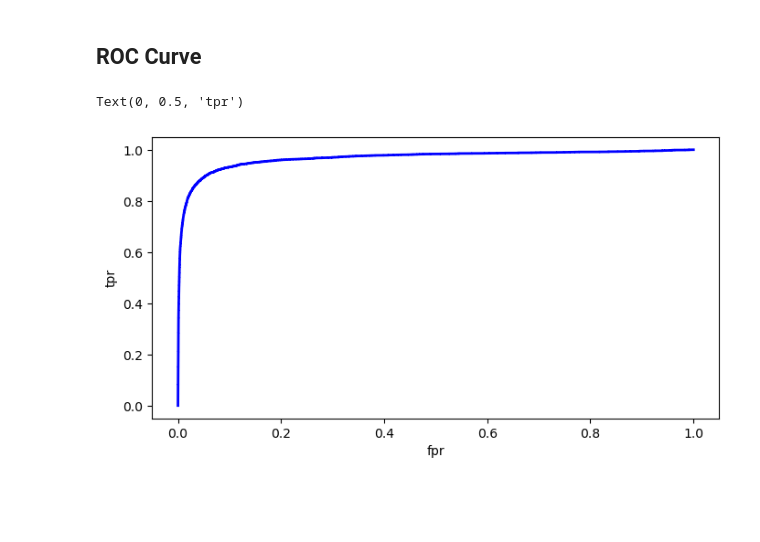
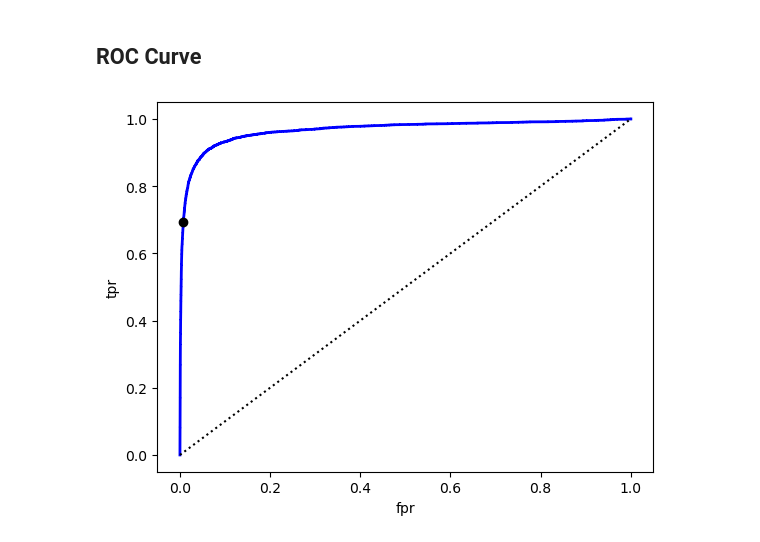
Before and after one commit to mailmezorro/handsOnMachineLearning, a Jupyter notebook: Chapter2_Mnist/mnist.ipynb, the cells around one changed output. Drawn from its saved outputs; the diff is of its cells as text; code cells hidden in the pictures; blank space fills up the shorter version.

```diff
--- a/Chapter2_Mnist/mnist.ipynb
+++ b/Chapter2_Mnist/mnist.ipynb
@@ -332,14 +332,18 @@ recall_at_90_precision
 # %% [markdown]
 ## ROC Curve
 # %%
+
 from sklearn.metrics import roc_curve, auc
 fpr, tpr, thresholds = roc_curve(y_train_5, y_scores)
+idx_for_threshold_at_90 = (thresholds <= threshold_for_90_precision).argmax()
+tpr90, fpr90 = tpr[idx_for_threshold_at_90], fpr[idx_for_threshold_at_90]
+
 roc_auc = auc(fpr, tpr)
-
-plt.figure(figsize=(8, 4))  # extra code – it's not needed, just formatting
-plt.plot(fpr, tpr, "b-", linewidth=2, label="ROC curve (area = %0.2f)" % roc_auc)
+plt.plot(fpr, tpr, "b-", linewidth=2, label="ROC curve")
+plt.plot([0,1],[0,1], 'k:', label="RandomForestClassifiers Roc curve")# thats not want u want, best place is upper left corner
+plt.plot([fpr90],[tpr90] , 'ko')
 plt.xlabel("fpr")
 plt.ylabel("tpr")
+plt.show()
 # %% [output]
-Text(0, 0.5, 'tpr')
-[figure, old version]
+[figure, new version]
```
Also changed, not shown: parts of 1 cell of this notebook.
